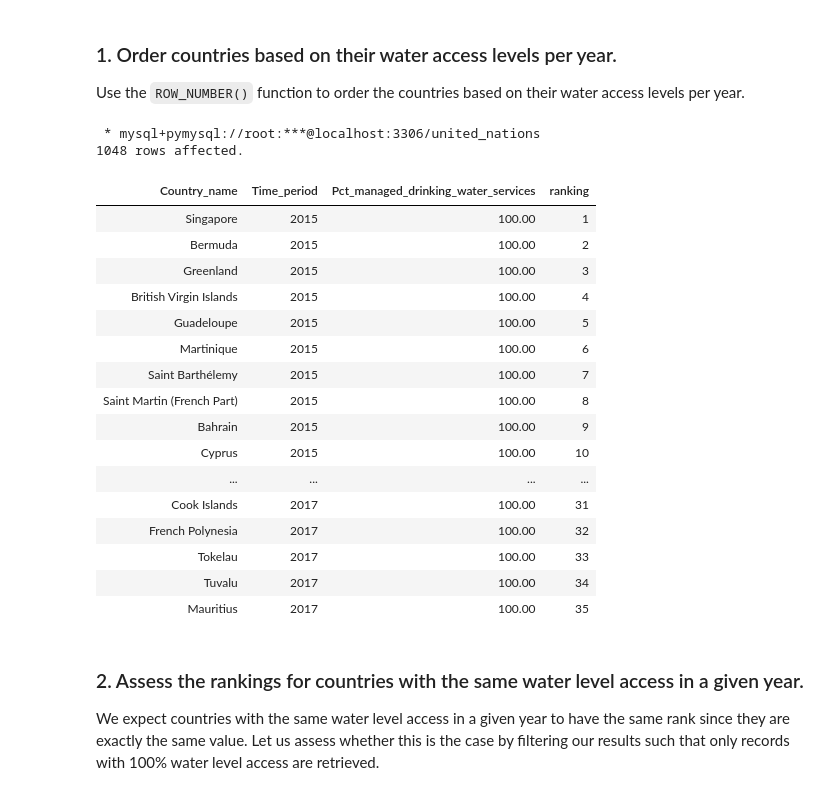
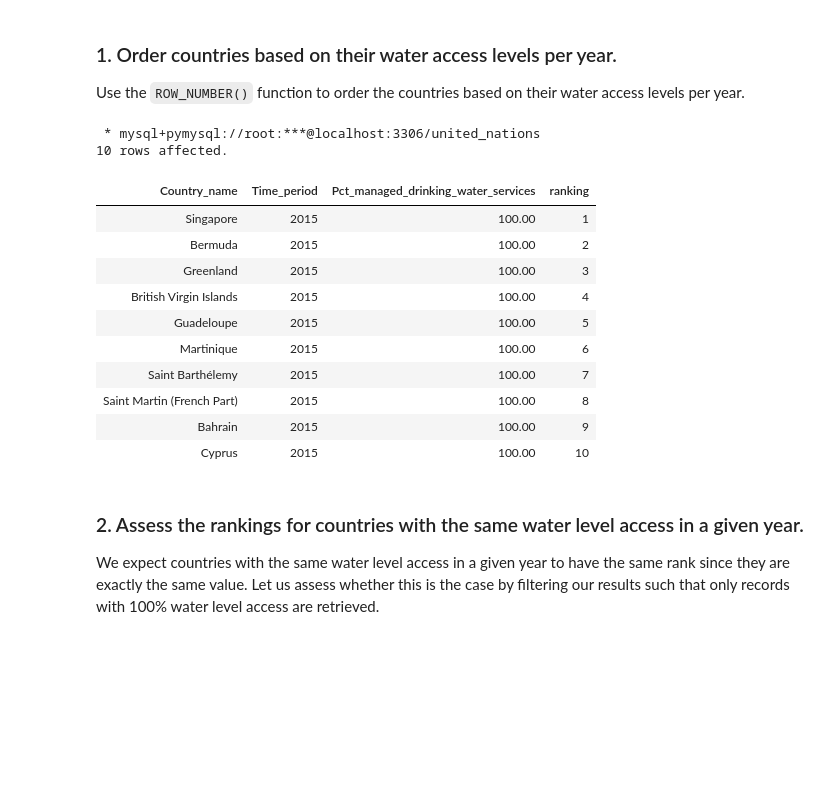
Before and after one commit to epha-b1/Maji_Ndogo-Water_Crisis_, a Jupyter notebook: Exercises/Top_N_analysis_using_ranking_window_functions_Notebook.ipynb, the cells around one changed output. Drawn from its saved outputs; the diff is of its cells as text; code cells hidden in the pictures; blank space fills up the shorter version.

```diff
--- a/Exercises/Top_N_analysis_using_ranking_window_functions_Notebook.ipynb
+++ b/Exercises/Top_N_analysis_using_ranking_window_functions_Notebook.ipynb
@@ -78,33 +64,28 @@ Use the `ROW_NUMBER()` function to order the countries based on their water acce
 # %%
 %%sql
 
 SELECT
     Country_name,
     Time_period,
     Pct_managed_drinking_water_services,
     ROW_NUMBER() OVER (PARTITION BY Time_period ORDER BY Pct_managed_drinking_water_services DESC) AS ranking
 FROM
-    united_nations.Access_to_Basic_Services;
+    united_nations.Access_to_Basic_Services
+    Limit 10;
 # %% [output]
  * mysql+pymysql://root:***@localhost:3306/united_nations
-1048 rows affected.
+10 rows affected.
 | Country_name | Time_period | Pct_managed_drinking_water_services | ranking |
 | Singapore | 2015 | 100.00 | 1 |
 | Bermuda | 2015 | 100.00 | 2 |
 | Greenland | 2015 | 100.00 | 3 |
 | British Virgin Islands | 2015 | 100.00 | 4 |
 | Guadeloupe | 2015 | 100.00 | 5 |
 | Martinique | 2015 | 100.00 | 6 |
 | Saint Barthélemy | 2015 | 100.00 | 7 |
 | Saint Martin (French Part) | 2015 | 100.00 | 8 |
 | Bahrain | 2015 | 100.00 | 9 |
 | Cyprus | 2015 | 100.00 | 10 |
-| ... | ... | ... | ... |
-| Cook Islands | 2017 | 100.00 | 31 |
-| French Polynesia | 2017 | 100.00 | 32 |
-| Tokelau | 2017 | 100.00 | 33 |
-| Tuvalu | 2017 | 100.00 | 34 |
-| Mauritius | 2017 | 100.00 | 35 |
 # %% [markdown]
 ### 2. Assess the rankings for countries with the same water level access in a given year.
 
```
Also changed, not shown: parts of 5 cells of this notebook, 11 other files.
